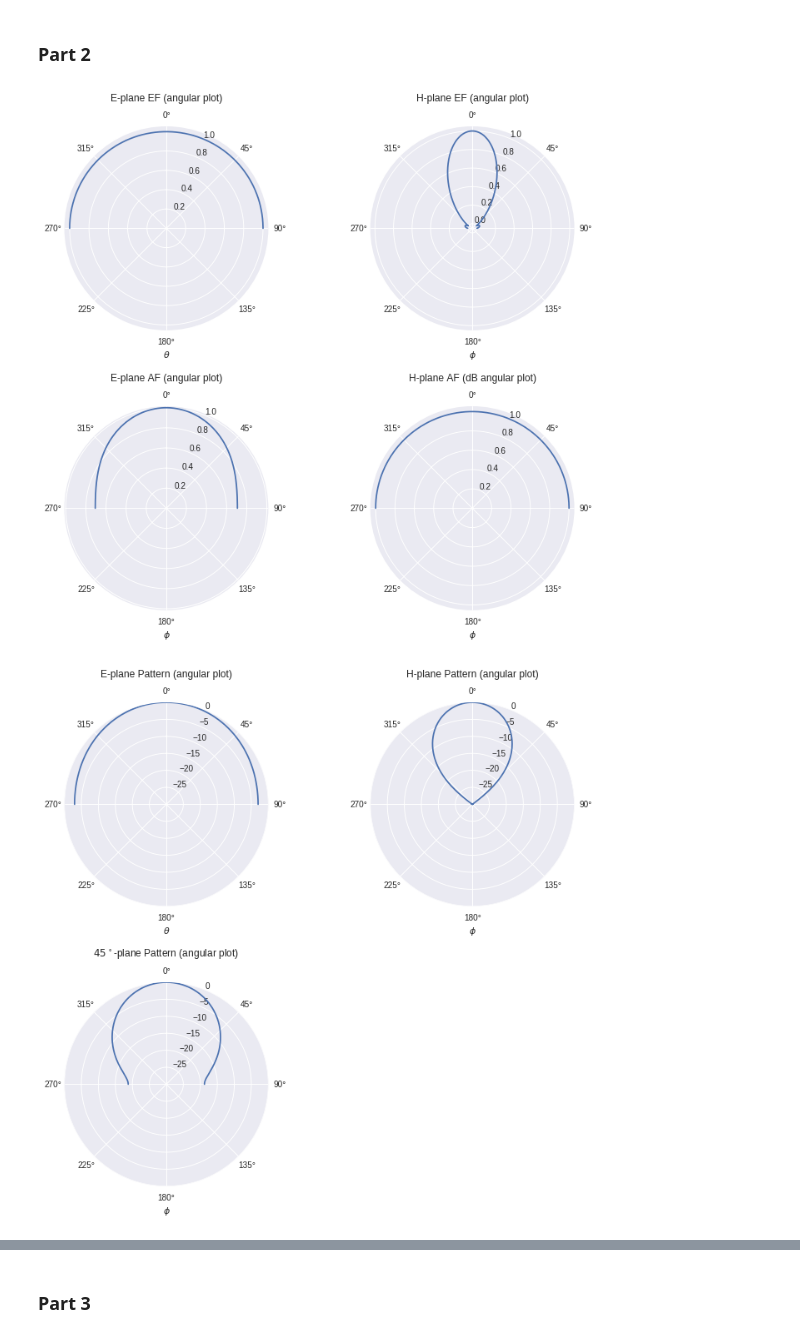
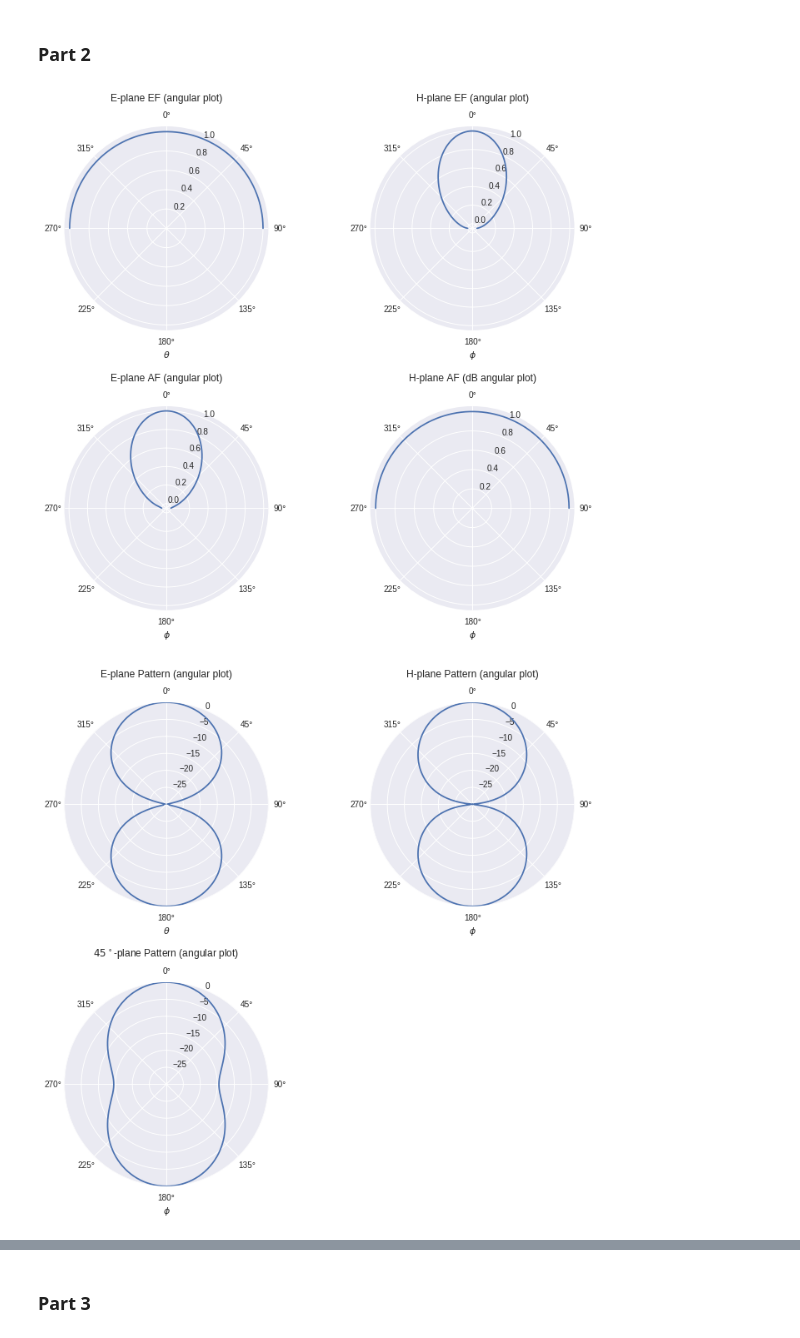
Before and after one commit to Zhaoxin-Hu/ECE222A, a Jupyter notebook: Homework_5.ipynb, the cells around one changed output, grey strips where cells are left out. Drawn from its saved outputs; the diff is of its cells as text; code cells hidden in the pictures.

```diff
--- a/Homework_5.ipynb
+++ b/Homework_5.ipynb
@@ -353,7 +339,7 @@ gain (dB):  [15.81269855 20.03329847 22.45389838 21.27449829 12.89509821]
 # %% [markdown]
 ### Part 2
 # %%
-er = 4
+er = 1
 b = 0.5/np.sqrt(er)
 a = 1.5*b
 dx = a
@@ -452,10 +438,10 @@ ax.set_xlabel(r'$\phi$')
 plt.subplots_adjust(top=0.92, bottom=0.08, left=0.10, right=0.95, hspace=0.25,
                     wspace=0.5)
 # %% [output]
-[figure, old version]
+[figure, new version]
 # %%
 num_pts_theta = 500
-theta = np.linspace(-np.pi/2, np.pi/2, num_pts_theta)
+theta = np.linspace(-np.pi, np.pi, num_pts_theta)
 scale = 'dB'
 
 plt.figure(figsize = (10,10))
@@ -471,34 +457,34 @@ else:
 ax.set_title(r'E-plane Pattern (angular plot)', y=1.1)
 ax.set_xlabel(r'$\theta$')
 
 ax = plt.subplot(222, projection='polar')
 ax.set_theta_offset(np.pi/2)
 ax.set_theta_direction(-1)
 if scale == 'lin':
     ax.plot(theta, (P_n(theta, 0)))
 else:
     ax.plot(theta, 10*np.log10(P_n(theta, 0)))
     ax.set_rmax(0)
     ax.set_rmin(-30)
 ax.set_title(r'H-plane Pattern (angular plot)', y=1.1)
 ax.set_xlabel(r'$\phi$')
 
 ax = plt.subplot(223, projection='polar')
 ax.set_theta_offset(np.pi/2)
 ax.set_theta_direction(-1)
 if scale == 'lin':
     ax.plot(theta, (P_n(theta, np.pi/4)))
 else:
     ax.plot(theta, 10*np.log10(P_n(theta, np.pi/4)))
     ax.set_rmax(0)
     ax.set_rmin(-30)
 ax.set_title(r'$45^\circ$-plane Pattern (angular plot)', y=1.1)
 ax.set_xlabel(r'$\phi$')
 
 plt.subplots_adjust(top=0.92, bottom=0.08, left=0.10, right=0.95, hspace=0.25,
                     wspace=0.5)
 # %% [output]
-[figure, old version]
+[figure, new version]
 # %%
 beam_solid_angle = integrate.dblquad(integrand, 0, 2*np.pi, 0, np.pi/2)[0]
 print('beam solid angle = ', round(beam_solid_angle,2))
```
Also changed, not shown: parts of 8 cells of this notebook.
